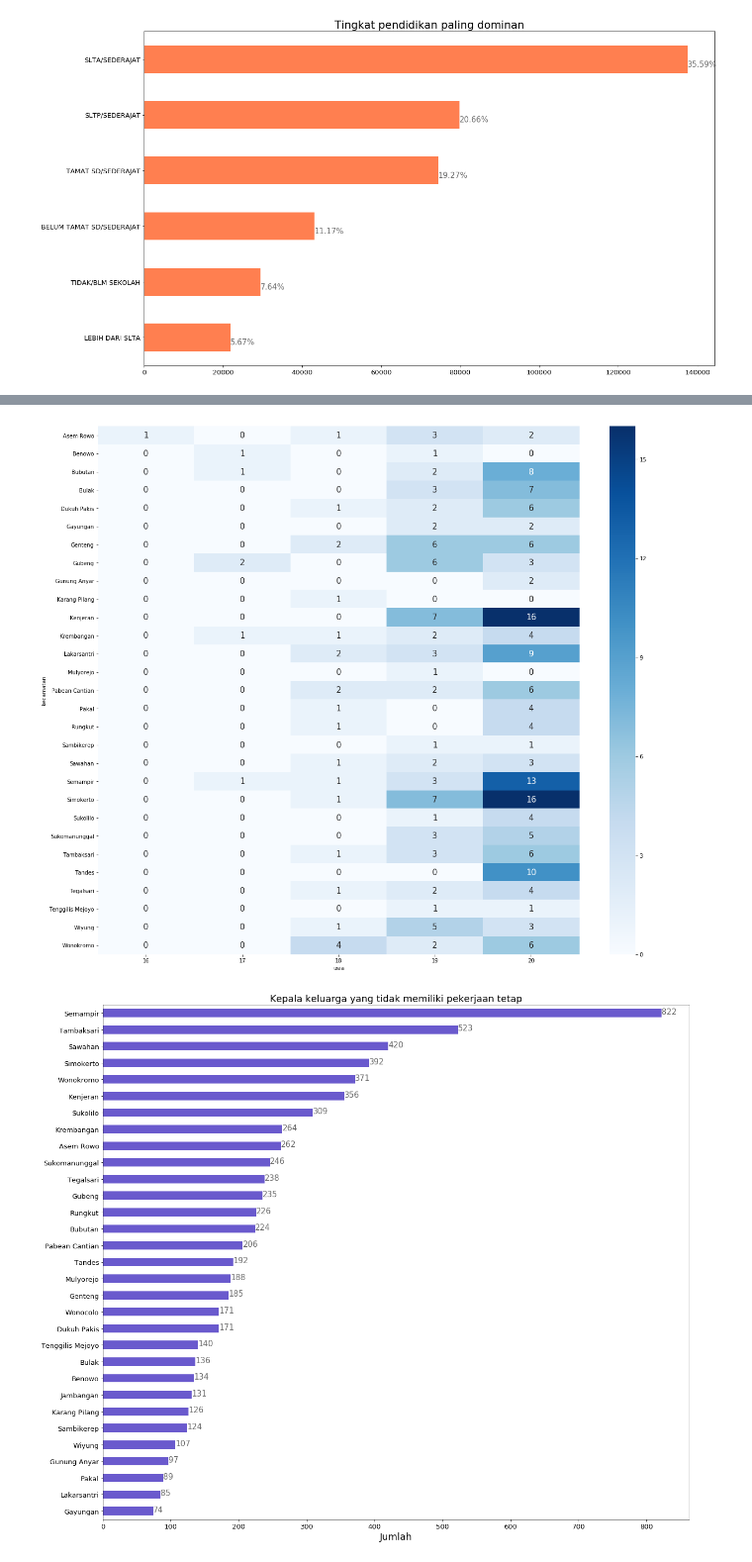
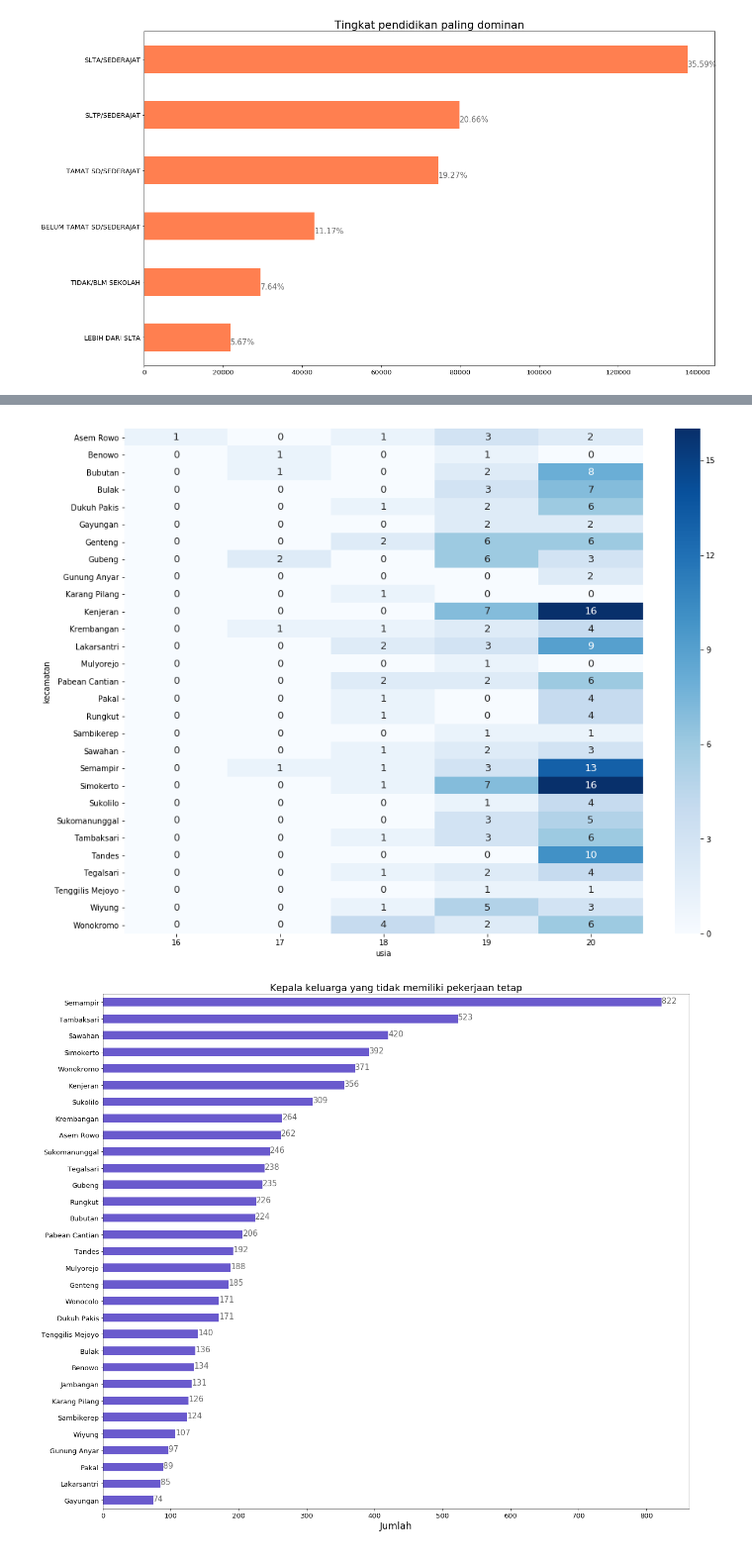
Before and after one commit to anggiemeythia/FPVisinf, a Jupyter notebook: Final Project Visualisasi Informasi 2.ipynb, the cells around one changed output, grey strips where cells are left out. Shown at 99% size. Drawn from its saved outputs; the diff is of its cells as text; code cells hidden in the pictures.

```diff
--- a/Final Project Visualisasi Informasi 2.ipynb
+++ b/Final Project Visualisasi Informasi 2.ipynb
@@ -6,4 +6,4 @@ import numpy as np
 pd.set_option('display.width', 6000)
 pd.set_option('display.max_columns', 60)
 
-plt.rcParams['figure.figsize'] = (20, 18)
+plt.rcParams['figure.figsize'] = (15, 12)
@@ -183,16 +197,14 @@ p1 = sns.heatmap(newdf, cmap="Reds", annot=True, annot_kws={"size": 15})
 # %%
 #8. Jumlah istri yang berusia dibawah 20 tahun (Pernikahan dini)
-import seaborn as sns
+
 under19 = gakinSBY['usia']<=20
-ax = gakinSBY[is_Istri][under19]#['kecamatan'].value_counts()#.plot(kind='bar', title='Jumlah pernikahan dini')
-#df = pd.DataFrame(ax.values, ax.index)
-#p1 = sns.heatmap(df, cmap="Blues", annot=True, annot_kws={"size": 17})
+ax = gakinSBY[is_Istri][under19]
 
-df = pd.DataFrame({'usia': usia, 'kecamatan': kecamatan})
+df = pd.DataFrame({'usia': ax["usia"], 'kecamatan': ax["kecamatan"]})
 newdf = df.groupby(['kecamatan', 'usia']).size().unstack(fill_value=0)
-p1 = sns.heatmap(newdf, cmap="Blues", annot=True, annot_kws={"size": 15})
+p1 = sns.heatmap(newdf, cmap="Blues", annot=True, annot_kws={"size": 13})
 # %% [output]
-[figure, old version]
+[figure, new version]
 # %%
 #9. Jumlah kepala keluarga yang tidak memiliki pekerjaan tetap (ex : Buruh Harian lepas, Karyawan honorer)
 isTidakTetap = (gakinSBY['pkrjn_descrip']=='BURUH HARIAN LEPAS') | (gakinSBY['pkrjn_descrip']=='KARYAWAN HONORER')| (gakinSBY['pkrjn_descrip']=='TUKANG SOL SEPATU') | (gakinSBY['pkrjn_descrip']=='WIRASWASTA') | (gakinSBY['pkrjn_descrip']=='PEDAGANG') | (gakinSBY['pkrjn_descrip']=='PETANI/PEKEBUN') | (gakinSBY['pkrjn_descrip']=='TUKANG LAS/PANDAI BESI') | (gakinSBY['pkrjn_descrip']=='BURUH NELAYAN/PERIKANAN')| (gakinSBY['pkrjn_descrip']=='USTADZ/MUBALIGH')| (gakinSBY['pkrjn_descrip']=='TUKANG JAHIT')
```
Also changed, not shown: parts of 8 cells of this notebook.
